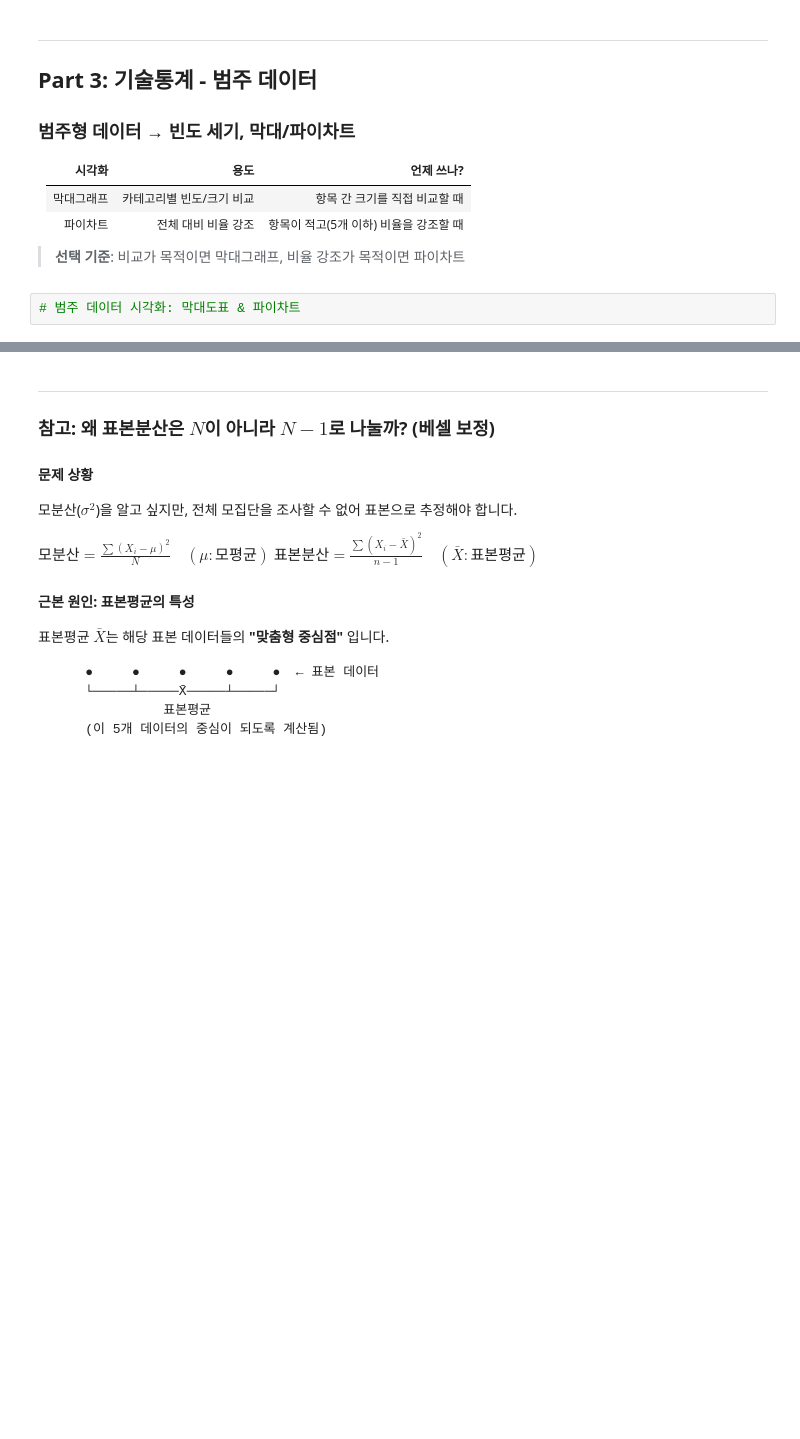
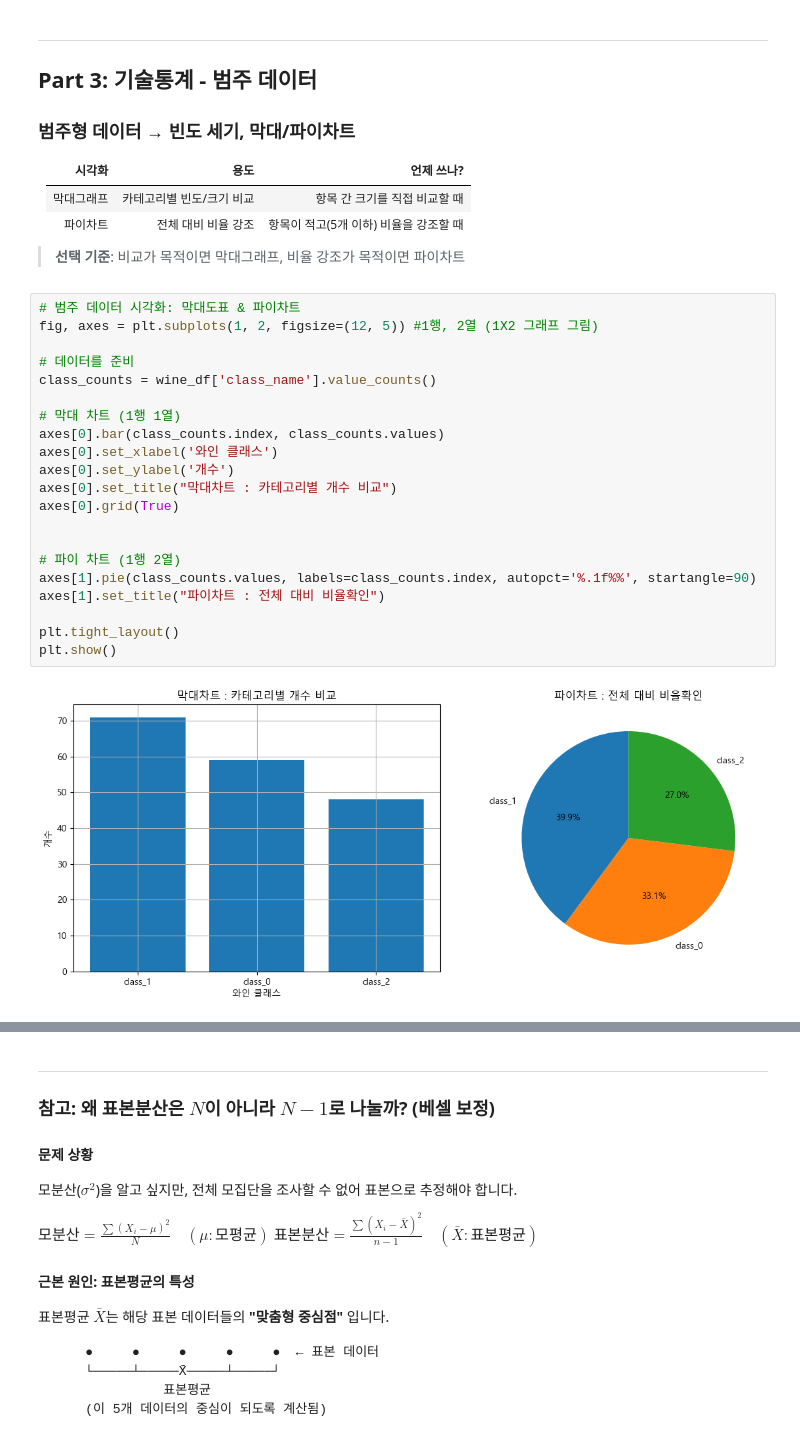
Before and after one commit to SeolMuah/statistics-practice-python, a Jupyter notebook: practice_01.ipynb, the cells around one changed output, grey strips where cells are left out. Drawn from its saved outputs; the diff is of its cells as text; blank space fills up the shorter version.

```diff
--- a/practice_01.ipynb
+++ b/practice_01.ipynb
@@ -191,8 +295,29 @@ display(wine_df.head())  # 샘플 데이터 확인
 | 파이차트 | 전체 대비 비율 강조 | 항목이 적고(5개 이하) 비율을 강조할 때 |
 
 > **선택 기준**: 비교가 목적이면 막대그래프, 비율 강조가 목적이면 파이차트
-# %%
-# 범주 데이터 시각화: 막대도표 & 파이차트
+# %%
+# 범주 데이터 시각화: 막대도표 & 파이차트
+fig, axes = plt.subplots(1, 2, figsize=(12, 5)) #1행, 2열 (1X2 그래프 그림)
+
+# 데이터를 준비
+class_counts = wine_df['class_name'].value_counts()
+
+# 막대 차트 (1행 1열)
+axes[0].bar(class_counts.index, class_counts.values)
+axes[0].set_xlabel('와인 클래스')
+axes[0].set_ylabel('개수')
+axes[0].set_title("막대차트 : 카테고리별 개수 비교")
+axes[0].grid(True)
+
+
+# 파이 차트 (1행 2열)
+axes[1].pie(class_counts.values, labels=class_counts.index, autopct='%.1f%%', startangle=90)
+axes[1].set_title("파이차트 : 전체 대비 비율확인")
+
+plt.tight_layout()
+plt.show()
+# %% [output]
+[figure, added]
 # %% [markdown]
 ## Part 4: 기술통계 - 중심 지표 (대표값)
 
```
Also changed, not shown: parts of 20 cells of this notebook, 1 other file.
